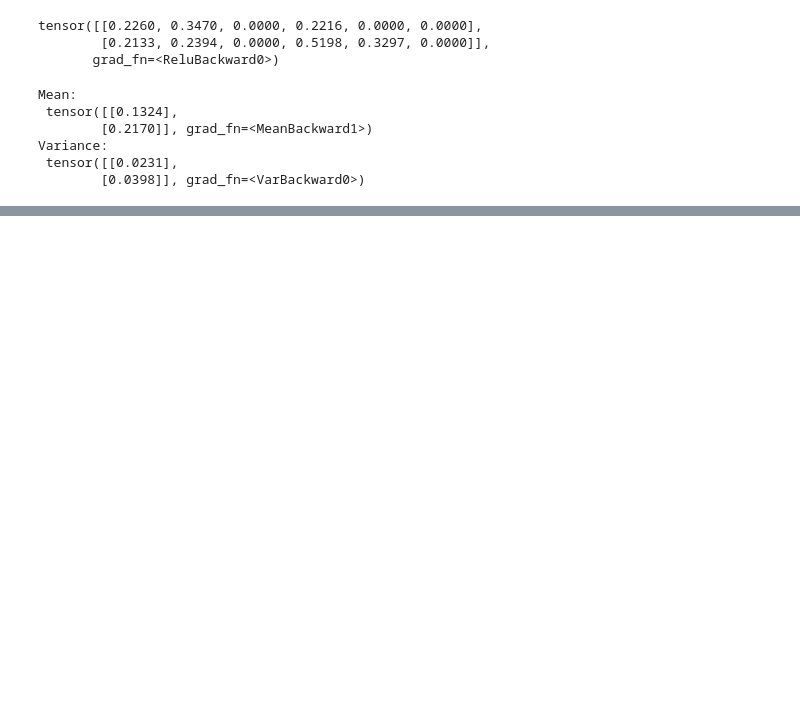
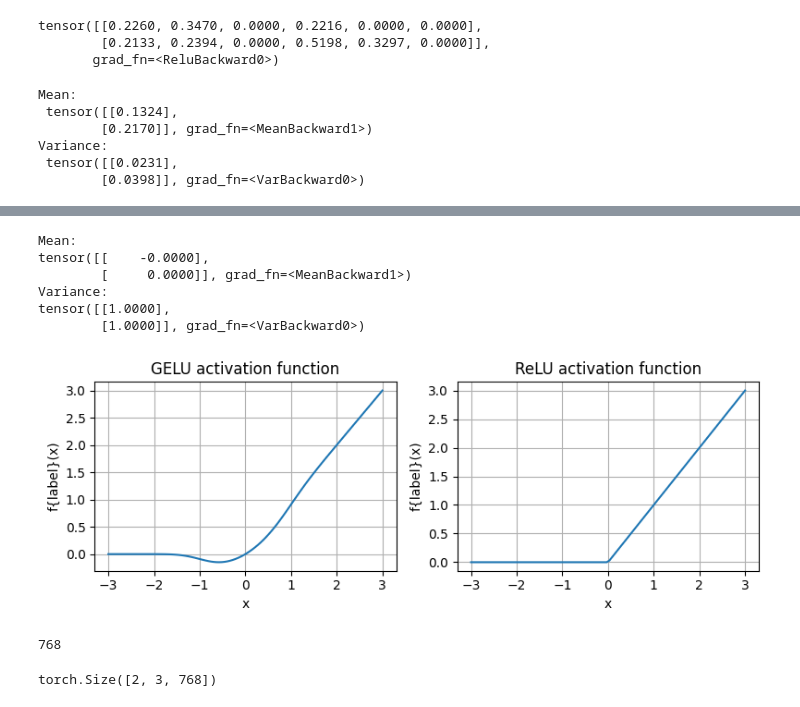
Before and after one commit to SinghJagpreet096/text-sql, a Jupyter notebook: src-llm/notebooks/pretraining.ipynb, the cells around one changed output, grey strips where cells are left out. Cells and saved outputs as stored; diff of their text form; code cells hidden in the pictures; blank space fills up the shorter version.

```diff
--- a/src-llm/notebooks/pretraining.ipynb
+++ b/src-llm/notebooks/pretraining.ipynb
@@ -159,3 +159,52 @@ mean:
 variance:
 tensor([[1.0000],
         [1.0000]], grad_fn=<VarBackward0>)
+# %%
+ln = LayerNorm(emb_dim=5)
+out_ln = ln(batch_example)
+
+mean = out_ln.mean(dim=-1, keepdim=True)
+var = out_ln.var(dim=-1, keepdim=True, unbiased=False)
+
+print(f"Mean:\n{mean}")
+print(f"Variance:\n{var}")
+# %% [output]
+Mean:
+tensor([[    -0.0000],
+        [     0.0000]], grad_fn=<MeanBackward1>)
+Variance:
+tensor([[1.0000],
+        [1.0000]], grad_fn=<VarBackward0>)
+# %%
+class GELU(nn.Module):
+
+    def __init__(self):
+        super().__init__()
+
+    def forward(self,x):
+        return 0.5 * x * (1 + torch.tanh(
+            torch.sqrt(torch.tensor(2.0 / torch.pi)) *
+            (x + 0.44715 * torch.pow(x, 3))
+        ))
+# %%
+import matplotlib.pyplot as plt
+
+gelu, relu = GELU(), nn.ReLU()
+
+## some sample data
+x = torch.linspace(-3, 3, 100)
+y_gelu, y_relu  = gelu(x), relu(x)
+
+plt.figure(figsize=(8, 3))
+for i, (y, label) in enumerate(zip([y_gelu, y_relu], ['GELU', 'ReLU']), 1):
+    plt.subplot(1, 2, i)
+    plt.plot(x, y)
+    plt.title(f"{label} activation function")
+    plt.xlabel("x")
+    plt.ylabel("f{label}(x)")
+    plt.grid(True)
+
+plt.tight_layout()
+plt.show()
+# %% [output]
+[figure, added]
@@ -161,0 +225,14 @@ tensor([[1.0000],
+# %%
+print(GPT_CONFIG_124M["emb_dim"])
+# %% [output]
+768
+# %%
+ffn = FeedForward(GPT_CONFIG_124M)
+
+## input shape: [batch_size, num_token, emb_size]
+
+x = torch.rand(2, 3, 768)
+out = ffn(x)
+print(out.shape)
+# %% [output]
+torch.Size([2, 3, 768])
```
Also changed, not shown: parts of 9 cells of this notebook, 5 other files.
